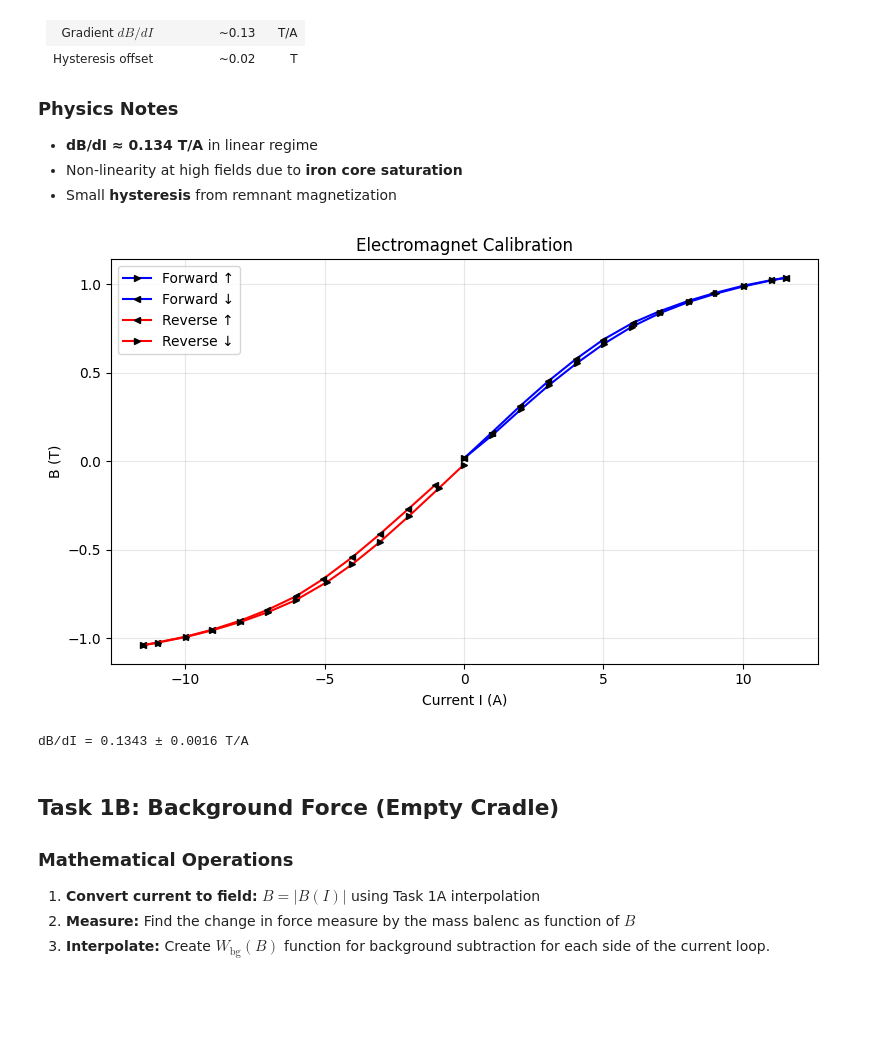
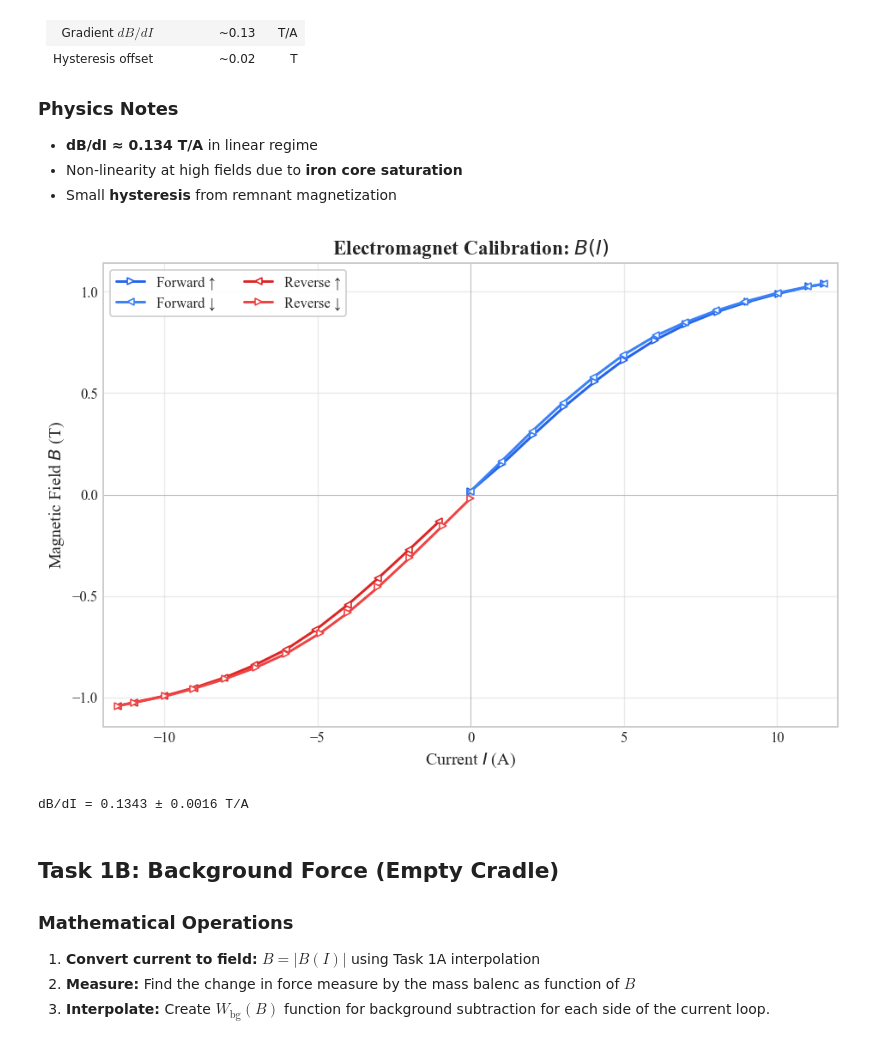
Before and after one commit to Matth3wc/Comp-Sim-Numerical-Methods, a Jupyter notebook: exp_magnitisation_susceptibility/main.ipynb, the cells around one changed output. Cells and saved outputs as stored; diff of their text form; code cells hidden in the pictures; blank space fills up the shorter version.

```diff
--- a/exp_magnitisation_susceptibility/main.ipynb
+++ b/exp_magnitisation_susceptibility/main.ipynb
@@ -34,42 +97,53 @@ d = Data()
 # %%
 def task1A_calibration():
     """Task 1: Electromagnet Calibration B(I)"""
     I_for, B_for = d.exp1a_for.current, d.exp1a_for.values
     I_rev, B_rev = -d.exp1a_rev.current, d.exp1a_rev.values
     peak_idx = np.argmax(I_for)
     peak_idx_rev = np.argmax(np.abs(I_rev))
 
     # Plot calibration curve
-    plt.figure()
-    plt.plot(I_for[:peak_idx+1], B_for[:peak_idx+1], 'b-', marker='>', mfc='k', mec='k', ms=5, label='Forward ↑')
-    plt.plot(I_for[peak_idx:], B_for[peak_idx:], 'b-', marker='<', mfc='k', mec='k', ms=5, label='Forward ↓')
-    plt.plot(I_rev[:peak_idx_rev+1], B_rev[:peak_idx_rev+1], 'r-', marker='<', mfc='k', mec='k', ms=5, label='Reverse ↑')
-    plt.plot(I_rev[peak_idx_rev:], B_rev[peak_idx_rev:], 'r-', marker='>', mfc='k', mec='k', ms=5, label='Reverse ↓')
-    plt.xlabel('Current I (A)'), plt.ylabel('B (T)')
-    plt.title('Electromagnet Calibration'), plt.legend(), plt.grid(True, alpha=0.3)
-    plt.tight_layout(), plt.savefig('plots/task1_calibration.png', dpi=100)
+    fig, ax = plt.subplots()
+    ax.plot(I_for[:peak_idx+1], B_for[:peak_idx+1], '-', color=COLORS['forward_up'],
+            marker='>', mfc='white', mec=COLORS['forward_up'], ms=5, label='Forward ↑')
+    ax.plot(I_for[peak_idx:], B_for[peak_idx:], '-', color=COLORS['forward_down'],
+            marker='<', mfc='white', mec=COLORS['forward_down'], ms=5, label='Forward ↓')
+    ax.plot(I_rev[:peak_idx_rev+1], B_rev[:peak_idx_rev+1], '-', color=COLORS['reverse_up'],
+            marker='<', mfc='white', mec=COLORS['reverse_up'], ms=5, label='Reverse ↑')
+    ax.plot(I_rev[peak_idx_rev:], B_rev[peak_idx_rev:], '-', color=COLORS['reverse_down'],
+            marker='>', mfc='white', mec=COLORS['reverse_down'], ms=5, label='Reverse ↓')
+
+    ax.set_xlabel('Current $I$ (A)')
+    ax.set_ylabel('Magnetic Field $B$ (T)')
+    ax.set_title('Electromagnet Calibration: $B(I)$')
+    ax.legend(loc='upper left', ncol=2)
+    ax.set_xlim(-12, 12)
+    ax.axhline(0, color='gray', ls='-', lw=0.5, alpha=0.5)
+    ax.axvline(0, color='gray', ls='-', lw=0.5, alpha=0.5)
+    plt.tight_layout()
+    plt.savefig('plots/task1_calibration.png')
     plt.show()
 
     # Linear fit in low-field region |I| < 5 A
     I_low = 5.0
     mask = np.abs(I_for[:peak_idx+1]) < I_low
     popt, pcov = curve_fit(lambda I, a, b: a*I + b, I_for[:peak_idx+1][mask], B_for[:peak_idx+1][mask])
     dBdI, B_offset = popt
     dBdI_err = np.sqrt(pcov[0,0])
     print(f"dB/dI = {dBdI:.4f} ± {dBdI_err:.4f} T/A")
 
     # Create interpolation function for full range
     I_calib = np.concatenate([I_rev[::-1], I_for])
     B_calib = np.concatenate([B_rev[::-1], B_for])
     sort_idx = np.argsort(I_calib)
     current_to_field = interp1d(I_calib[sort_idx], B_calib[sort_idx], kind='linear', fill_value='extrapolate')
 
     return {'dBdI': dBdI, 'dBdI_err': dBdI_err, 'current_to_field': current_to_field}
 
 calibration = task1A_calibration()
 current_to_field = calibration['current_to_field']
 # %% [output]
-[figure, old version]
+[figure, new version]
 dB/dI = 0.1343 ± 0.0016 T/A
 # %% [markdown]
 ## Task 1B: Background Force (Empty Cradle)
```
Also changed, not shown: parts of 5 cells of this notebook, 26 other files.
